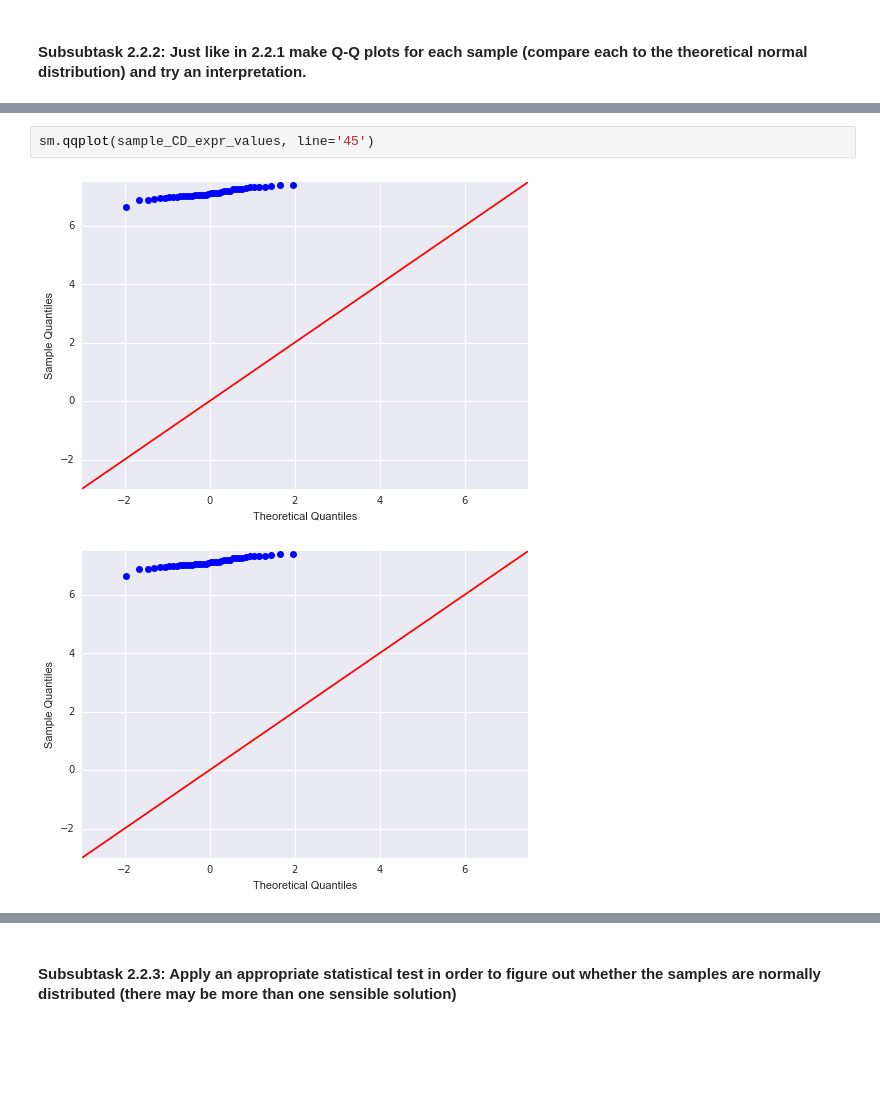
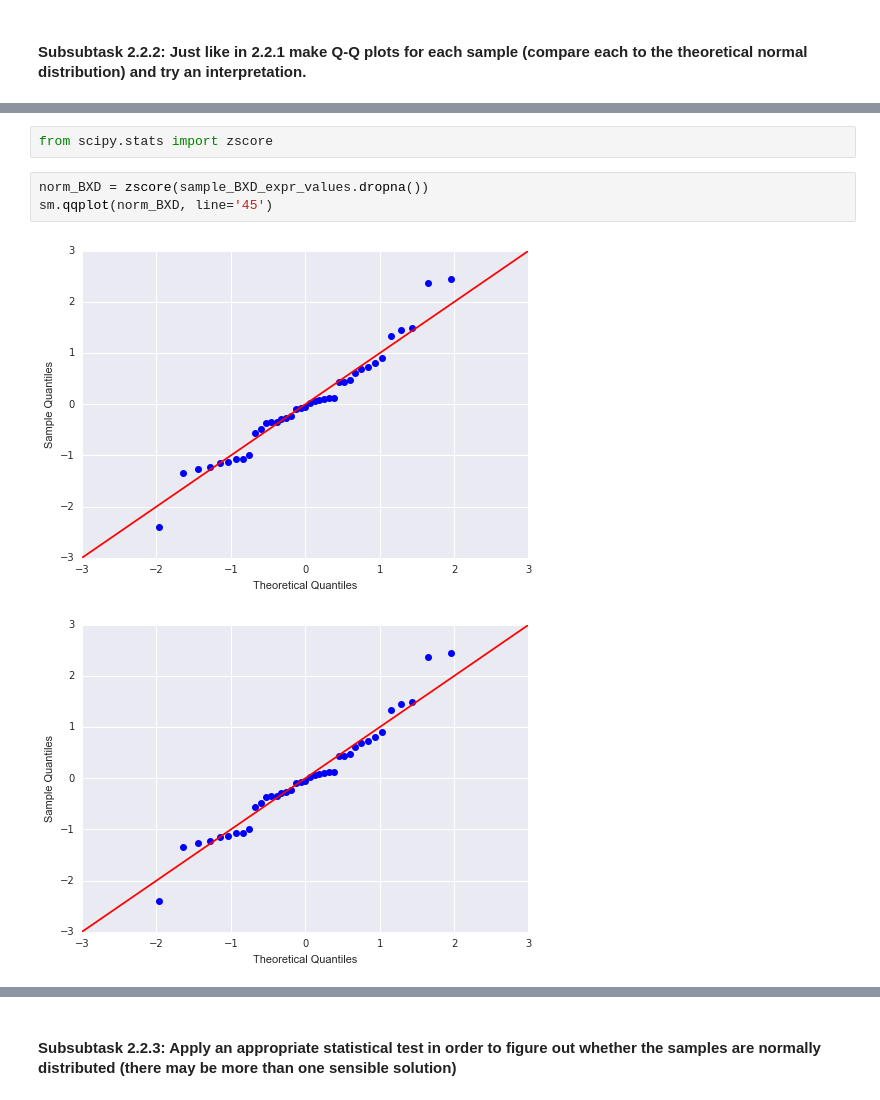
Before and after one commit to Telocontar/IntegratedBioinformatics, a Jupyter notebook: notebooks/DayX_DE_Analysis.ipynb, the cells around one changed output, grey strips where cells are left out. Cells and saved outputs as stored; diff of their text form; blank space fills up the shorter version.

```diff
--- a/notebooks/DayX_DE_Analysis.ipynb
+++ b/notebooks/DayX_DE_Analysis.ipynb
@@ -263,5 +261,8 @@ sm.qqplot(sample_BXD_expr_values, line='45')
-# %%
-sm.qqplot(sample_CD_expr_values, line='45')
-# %% [output]
-[figure, removed]
-[figure, removed]
+# %%
+from scipy.stats import zscore
+# %%
+norm_BXD = zscore(sample_BXD_expr_values.dropna())
+sm.qqplot(norm_BXD, line='45')
+# %% [output]
+[figure, added]
+[figure, added]
```
Also changed, not shown: parts of 9 cells of this notebook.
